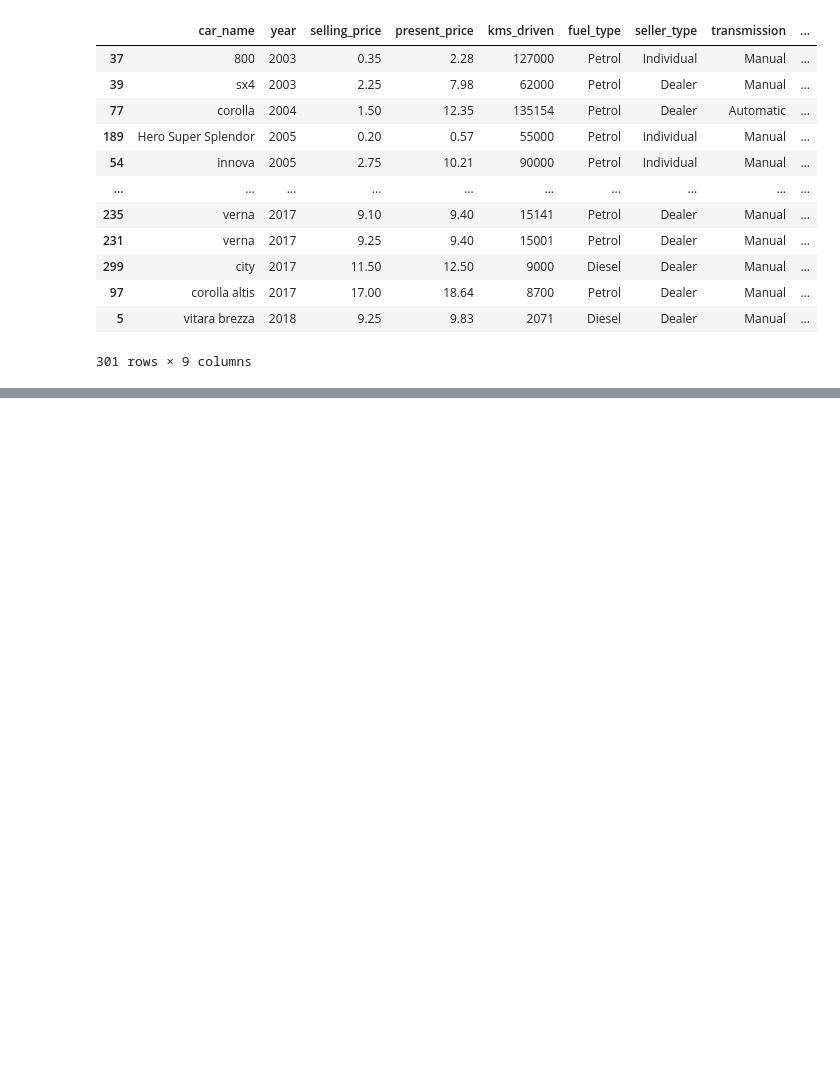
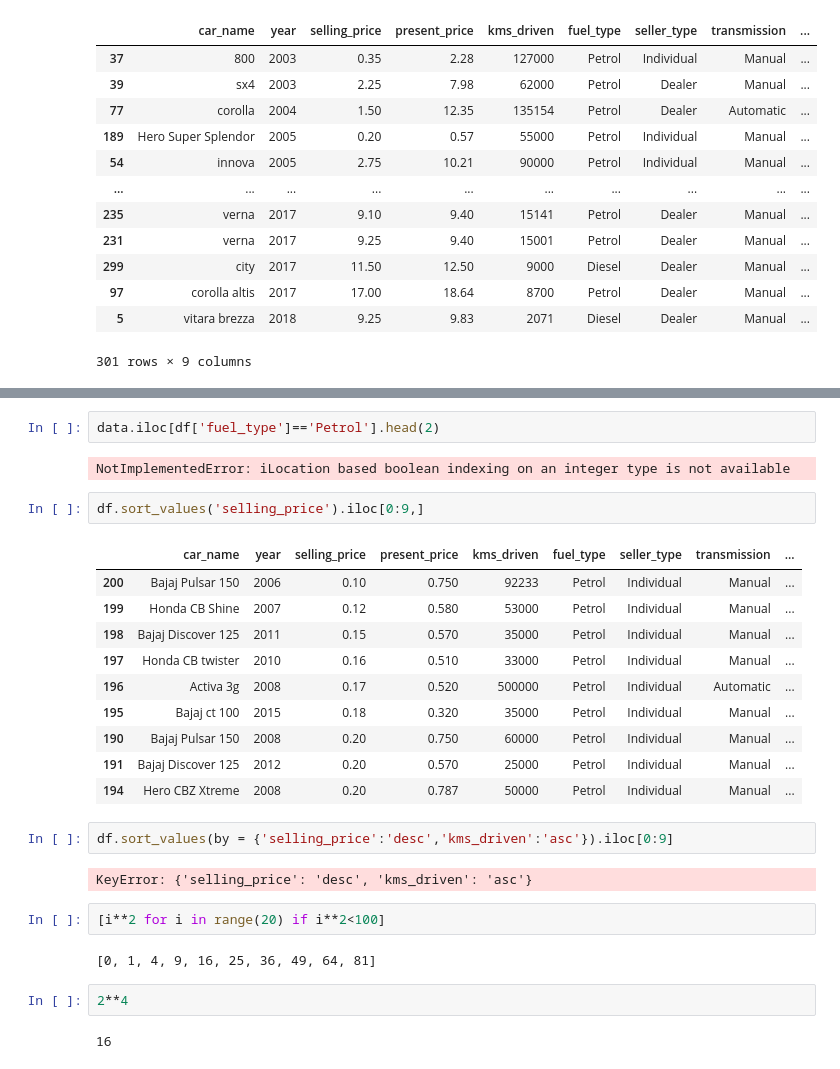
Before and after one commit to kkaur1998/ksr_de, a Jupyter notebook: python/2_cardata_analysis.ipynb, the cells around one changed output, grey strips where cells are left out. Cells and saved outputs as stored; diff of their text form; blank space fills up the shorter version.

```diff
--- a/python/2_cardata_analysis.ipynb
+++ b/python/2_cardata_analysis.ipynb
@@ -149,0 +204,29 @@ df.sort_values(['year','transmission','selling_price'])
+# %%
+data.iloc[df['fuel_type']=='Petrol'].head(2)
+# %% [output]
+NotImplementedError: iLocation based boolean indexing on an integer type is not available
+# %%
+df.sort_values('selling_price').iloc[0:9,]
+# %% [output]
+|  | car_name | year | selling_price | present_price | kms_driven | fuel_type | seller_type | transmission | ... |
+| 200 | Bajaj Pulsar 150 | 2006 | 0.10 | 0.750 | 92233 | Petrol | Individual | Manual | ... |
+| 199 | Honda CB Shine | 2007 | 0.12 | 0.580 | 53000 | Petrol | Individual | Manual | ... |
+| 198 | Bajaj Discover 125 | 2011 | 0.15 | 0.570 | 35000 | Petrol | Individual | Manual | ... |
+| 197 | Honda CB twister | 2010 | 0.16 | 0.510 | 33000 | Petrol | Individual | Manual | ... |
+| 196 | Activa 3g | 2008 | 0.17 | 0.520 | 500000 | Petrol | Individual | Automatic | ... |
+| 195 | Bajaj ct 100 | 2015 | 0.18 | 0.320 | 35000 | Petrol | Individual | Manual | ... |
+| 190 | Bajaj Pulsar 150 | 2008 | 0.20 | 0.750 | 60000 | Petrol | Individual | Manual | ... |
+| 191 | Bajaj Discover 125 | 2012 | 0.20 | 0.570 | 25000 | Petrol | Individual | Manual | ... |
+| 194 | Hero CBZ Xtreme | 2008 | 0.20 | 0.787 | 50000 | Petrol | Individual | Manual | ... |
+# %%
+df.sort_values(by = {'selling_price':'desc','kms_driven':'asc'}).iloc[0:9]
+# %% [output]
+KeyError: {'selling_price': 'desc', 'kms_driven': 'asc'}
+# %%
+[i**2 for i in range(20) if i**2<100]
+# %% [output]
+[0, 1, 4, 9, 16, 25, 36, 49, 64, 81]
+# %%
+2**4
+# %% [output]
+16
```
Also changed, not shown: parts of 9 cells of this notebook, 1 other file.
